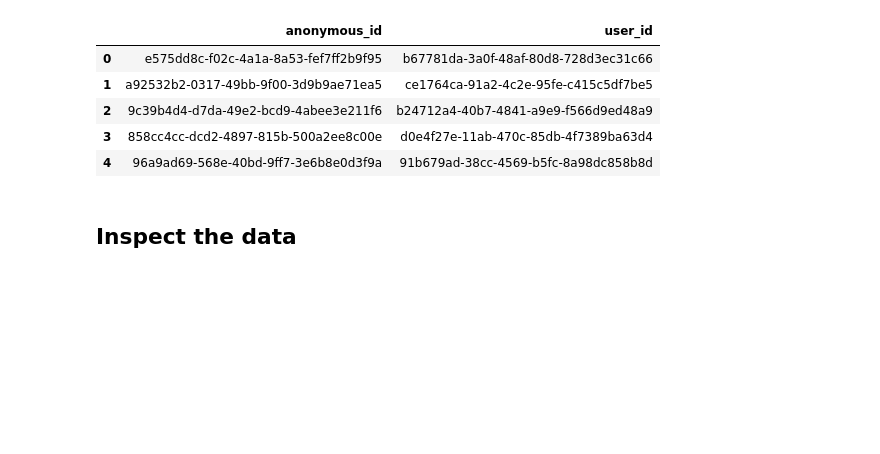
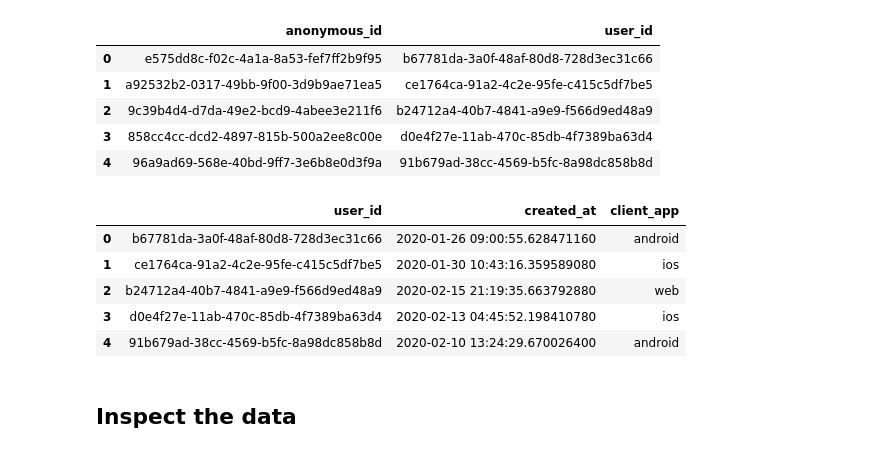
Before and after one commit to BehroozGharleghi/data-pt-ber-08-20, a Jupyter notebook: Labs/module-2_labs/05_applied-analysis/03_ab_testing/ab_test_conversion_rate-Behrooz.ipynb, the cells around one changed output. Saved outputs shown, nothing was run; the diff lists cells and outputs as text; code cells hidden in the pictures; blank space fills up the shorter version.

```diff
--- a/Labs/module-2_labs/05_applied-analysis/03_ab_testing/ab_test_conversion_rate-Behrooz.ipynb
+++ b/Labs/module-2_labs/05_applied-analysis/03_ab_testing/ab_test_conversion_rate-Behrooz.ipynb
@@ -48,6 +48,15 @@ users.head()
 | 2 | 9c39b4d4-d7da-49e2-bcd9-4abee3e211f6 | b24712a4-40b7-4841-a9e9-f566d9ed48a9 |
 | 3 | 858cc4cc-dcd2-4897-815b-500a2ee8c00e | d0e4f27e-11ab-470c-85db-4f7389ba63d4 |
 | 4 | 96a9ad69-568e-40bd-9ff7-3e6b8e0d3f9a | 91b679ad-38cc-4569-b5fc-8a98dc858b8d |
+# %%
+subscriptions.head()
+# %% [output]
+|  | user_id | created_at | client_app |
+| 0 | b67781da-3a0f-48af-80d8-728d3ec31c66 | 2020-01-26 09:00:55.628471160 | android |
+| 1 | ce1764ca-91a2-4c2e-95fe-c415c5df7be5 | 2020-01-30 10:43:16.359589080 | ios |
+| 2 | b24712a4-40b7-4841-a9e9-f566d9ed48a9 | 2020-02-15 21:19:35.663792880 | web |
+| 3 | d0e4f27e-11ab-470c-85db-4f7389ba63d4 | 2020-02-13 04:45:52.198410780 | ios |
+| 4 | 91b679ad-38cc-4569-b5fc-8a98dc858b8d | 2020-02-10 13:24:29.670026400 | android |
 # %% [markdown]
 ## Inspect the data
 # %%
```
Also changed, not shown: parts of 9 cells of this notebook, 5 other files.
